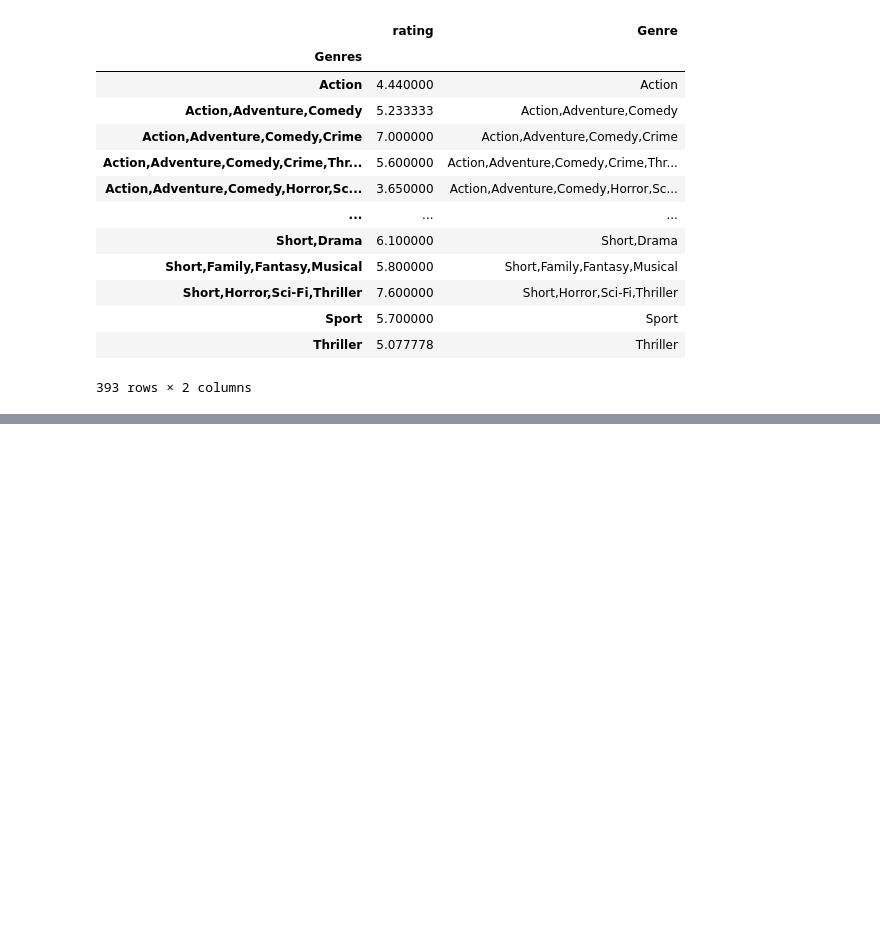
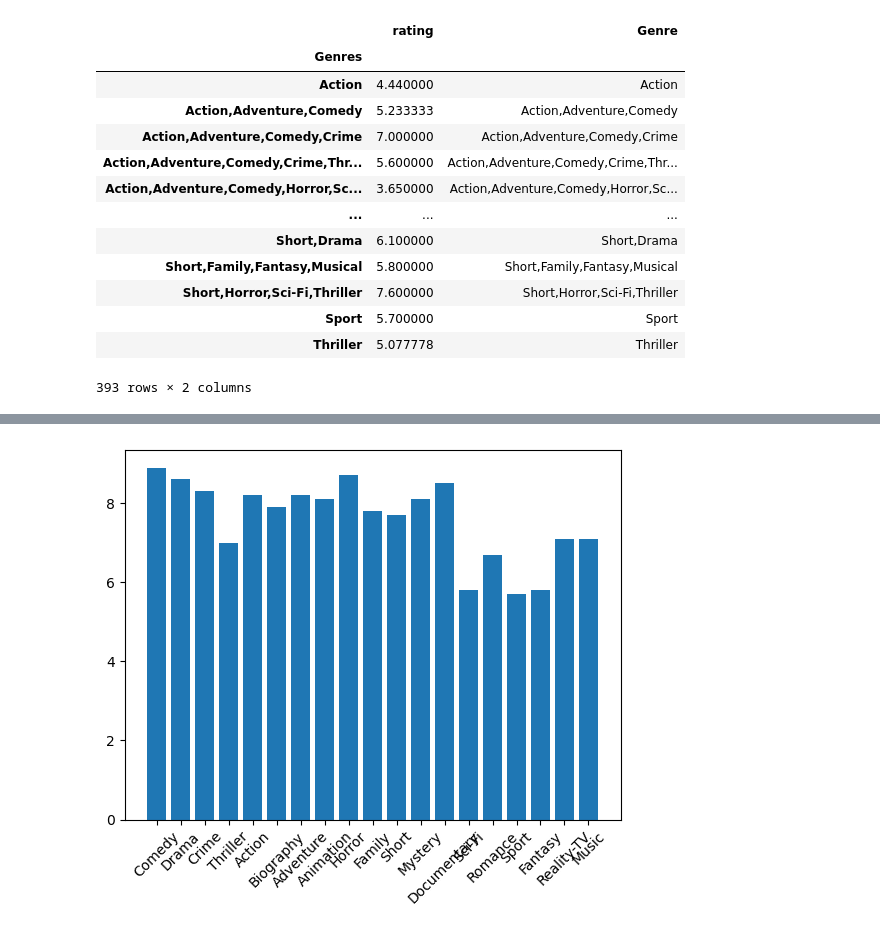
Before and after one commit to troyflood94/project_3, a Jupyter notebook: project_work_file.ipynb, the cells around one changed output, grey strips where cells are left out. Saved outputs shown, nothing was run; the diff lists cells and outputs as text; code cells hidden in the pictures; blank space fills up the shorter version.

```diff
--- a/project_work_file.ipynb
+++ b/project_work_file.ipynb
@@ -121,0 +122,13 @@ plt.show()
+# %%
+merged_df['primary_genre'] = merged_df['Genres'].apply(lambda x: x.split(',')[0] if isinstance(x, str) else None)
+# %%
+
+# Drop rows where 'primary_genre' or 'rating' is None or NaN
+filtered_df = merged_df.dropna(subset=['primary_genre', 'rating'])
+
+# Plotting the bar chart
+plt.bar(filtered_df['primary_genre'], filtered_df['rating'])
+plt.xticks(rotation=45)
+plt.show()
+# %% [output]
+[figure, added]
```
Also changed, not shown: parts of 6 cells of this notebook, 2 other files.
